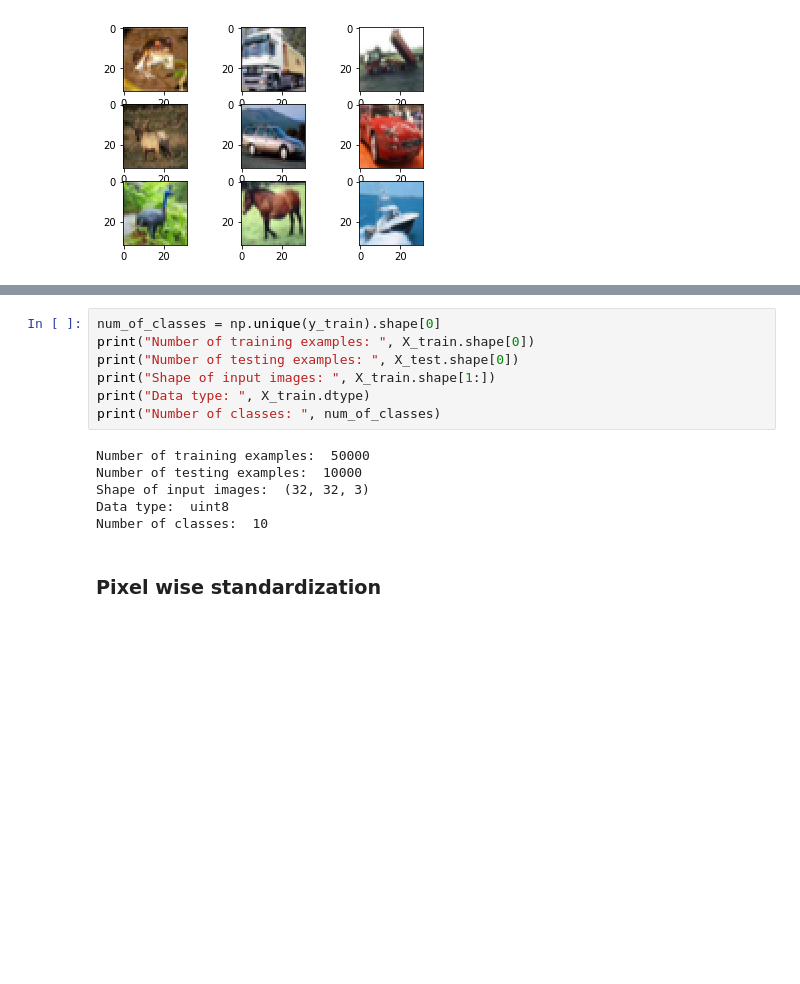
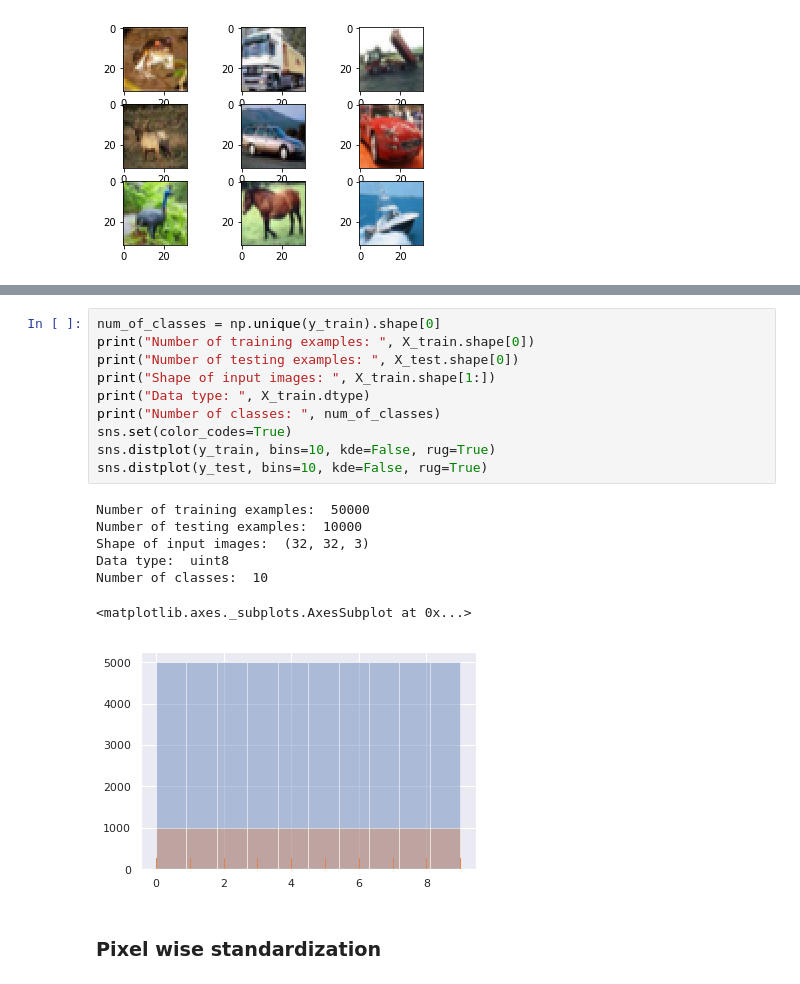
Before and after one commit to thusanarul/tdt4195_project, a Jupyter notebook: project_part_2_lenet.ipynb, the cells around one changed output, grey strips where cells are left out. Cells and saved outputs as stored; diff of their text form; blank space fills up the shorter version.

```diff
--- a/project_part_2_lenet.ipynb
+++ b/project_part_2_lenet.ipynb
@@ -32,16 +37,21 @@ for i in range(3):
 # %%
 num_of_classes = np.unique(y_train).shape[0]
 print("Number of training examples: ", X_train.shape[0])
 print("Number of testing examples: ", X_test.shape[0])
 print("Shape of input images: ", X_train.shape[1:])
 print("Data type: ", X_train.dtype)
 print("Number of classes: ", num_of_classes)
+sns.set(color_codes=True)
+sns.distplot(y_train, bins=10, kde=False, rug=True)
+sns.distplot(y_test, bins=10, kde=False, rug=True)
 # %% [output]
 Number of training examples:  50000
 Number of testing examples:  10000
 Shape of input images:  (32, 32, 3)
 Data type:  uint8
 Number of classes:  10
+<matplotlib.axes._subplots.AxesSubplot at 0x...>
+[figure, added]
 # %% [markdown]
 ### Pixel wise standardization
 # %%
```
Also changed, not shown: parts of 13 cells of this notebook, 1 other file.
